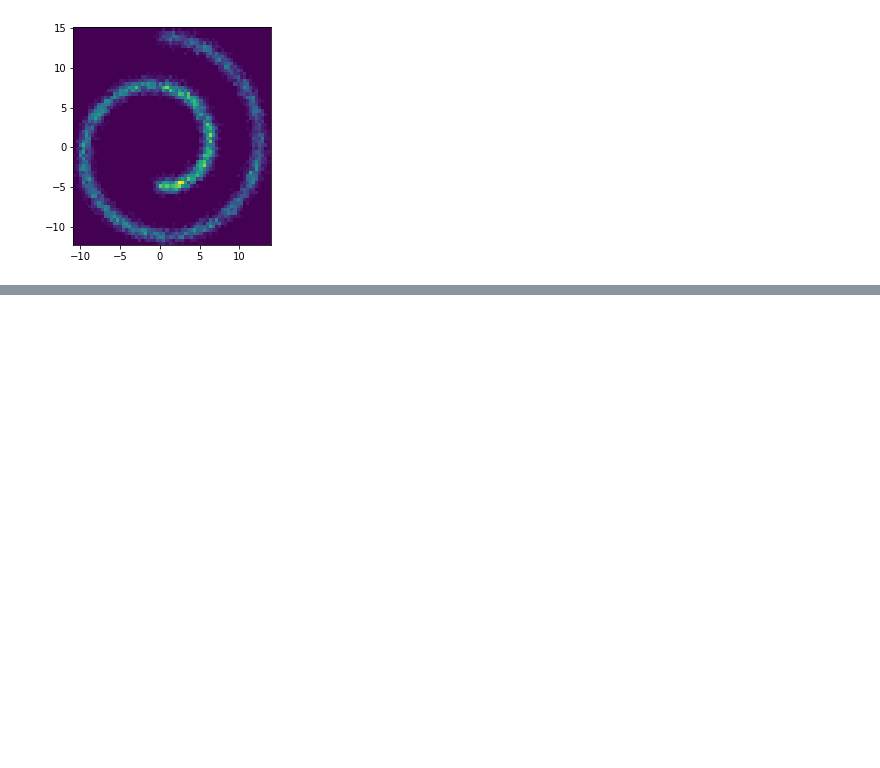
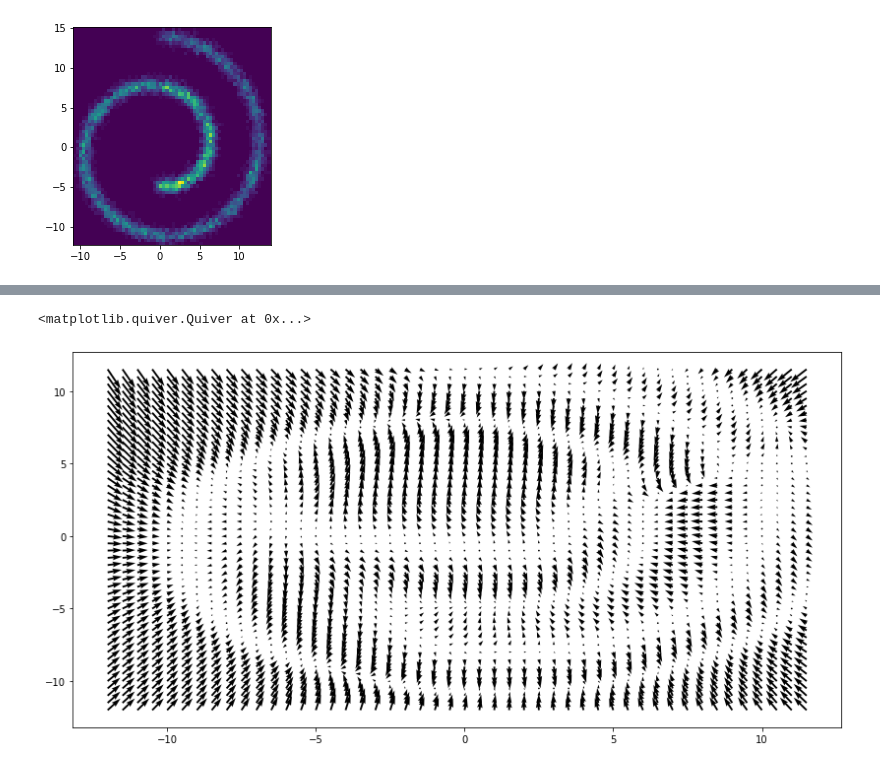
Before and after one commit to b-remy/score-estimation-comparison, a Jupyter notebook: notebooks/ScoreHMC_test.ipynb, the cells around one changed output, grey strips where cells are left out. Cells and saved outputs as stored; diff of their text form; code cells hidden in the pictures; blank space fills up the shorter version.

```diff
--- a/notebooks/ScoreHMC_test.ipynb
+++ b/notebooks/ScoreHMC_test.ipynb
@@ -65,0 +149,16 @@ legend()
+# %%
+X = np.arange(-12, 12, 0.5)
+Y = np.arange(-12, 12, 0.5)
+points = stack(meshgrid(X, Y), axis=-1).reshape((-1, 2))
+
+model = hk.transform_with_state(partial(forward, is_training=False))
+score_fn = partial(model.apply, params, state, next(rng_seq))
+# %%
+res = score_fn(points, 0.0*jnp.ones((len(points),1)))[0]
+# %%
+g = res.reshape([len(Y), len(X),2])
+figure(figsize=(14,7))
+quiver(X, Y, g[:,:,0], g[:,:,1])
+# %% [output]
+<matplotlib.quiver.Quiver at 0x...>
+[figure, added]
```
Also changed, not shown: parts of 34 cells of this notebook.
